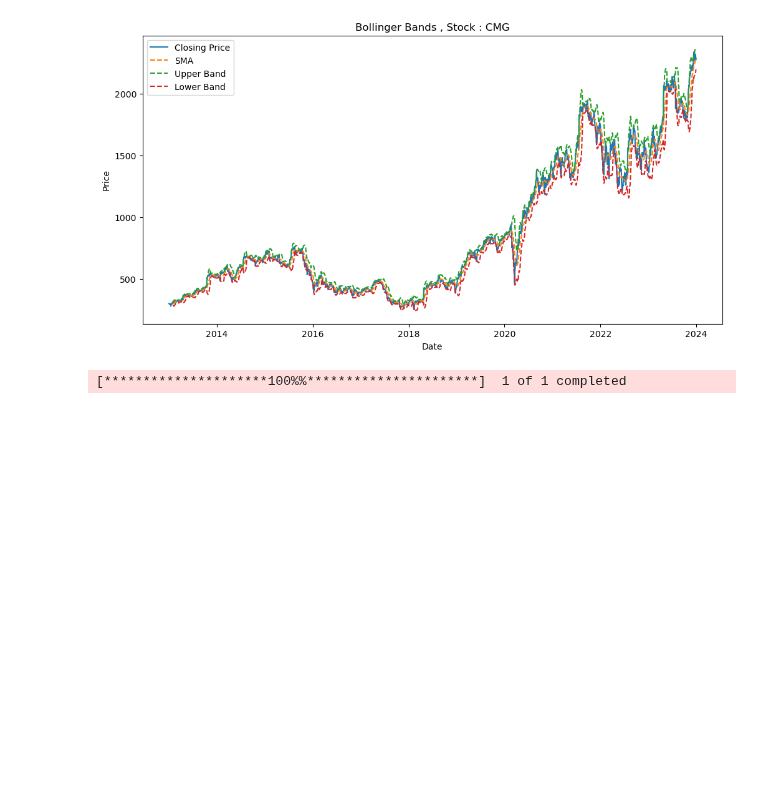
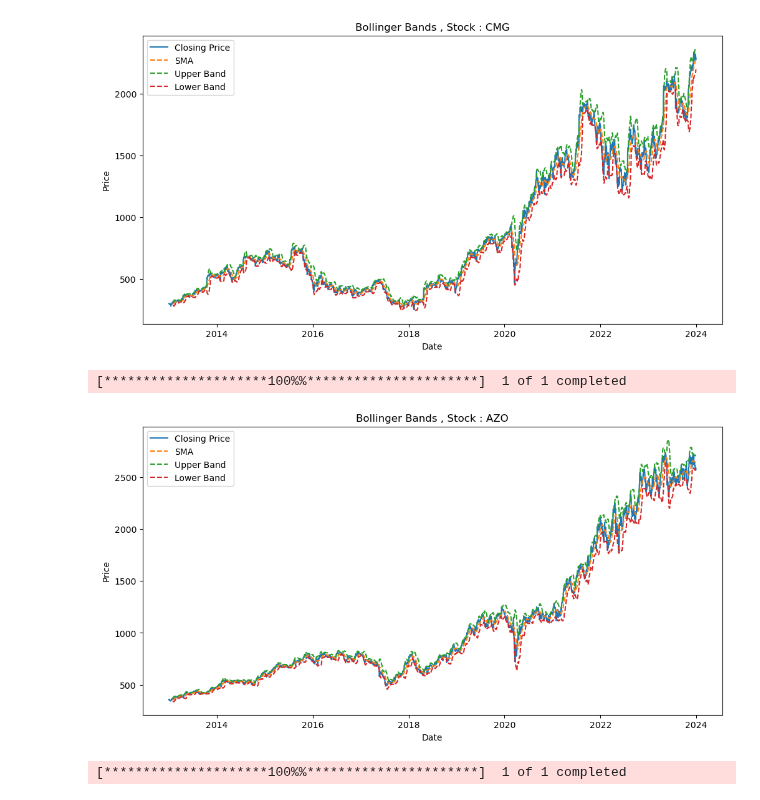
Before and after one commit to shekharbiswas/LSTM-Stock-Analysis, a Jupyter notebook: data_collection.ipynb, the cells around one changed output. Saved outputs shown, nothing was run; the diff lists cells and outputs as text; code cells hidden in the pictures; blank space fills up the shorter version.

Commit message:
AZO chart

```diff
--- a/data_collection.ipynb
+++ b/data_collection.ipynb
@@ -292,7 +292,7 @@ plot_bollinger_bands(stock_data)
 [figure]
 # %%
 # Fetch historical data for a specific stock
-stock_data = yf.download('NVR', start='2013-01-01', end='2023-12-31')
+stock_data = yf.download('AZO', start='2013-01-01', end='2023-12-31')
 
 def calculate_bollinger_bands(data, window=20, num_of_std=2):
     # Calculate the Simple Moving Average (SMA)
@@ -302,34 +302,37 @@ def calculate_bollinger_bands(data, window=20, num_of_std=2):
     data['STD'] = data['Close'].rolling(window=window).std()
 
     # Calculate the upper Bollinger Band
     data['Upper Band'] = data['SMA'] + (data['STD'] * num_of_std)
 
     # Calculate the lower Bollinger Band
     data['Lower Band'] = data['SMA'] - (data['STD'] * num_of_std)
 
     return data
 
 stock_data = calculate_bollinger_bands(stock_data)
 
 def plot_bollinger_bands(data):
     plt.figure(figsize=(12, 6))
 
     # Plot the closing price and Bollinger Bands
     plt.plot(data['Close'], label='Closing Price')
     plt.plot(data['SMA'], label='SMA', linestyle='--')
     plt.plot(data['Upper Band'], label='Upper Band', linestyle='--')
     plt.plot(data['Lower Band'], label='Lower Band', linestyle='--')
 
     # Add title and labels
-    plt.title('Bollinger Bands , Stock : ' + 'NVR' )
+    plt.title('Bollinger Bands , Stock : ' + 'AZO' )
     plt.xlabel('Date')
     plt.ylabel('Price')
     plt.legend()
 
     # Show plot
     plt.show()
 
 plot_bollinger_bands(stock_data)
+# %% [output]
+[*********************100%%**********************]  1 of 1 completed
+[figure, added]
 # %%
 raw_data = yf.download (tickers = "^GSPC", start = "2023-01-01",
                               end = "2024-01-31", interval = "1d")
```
